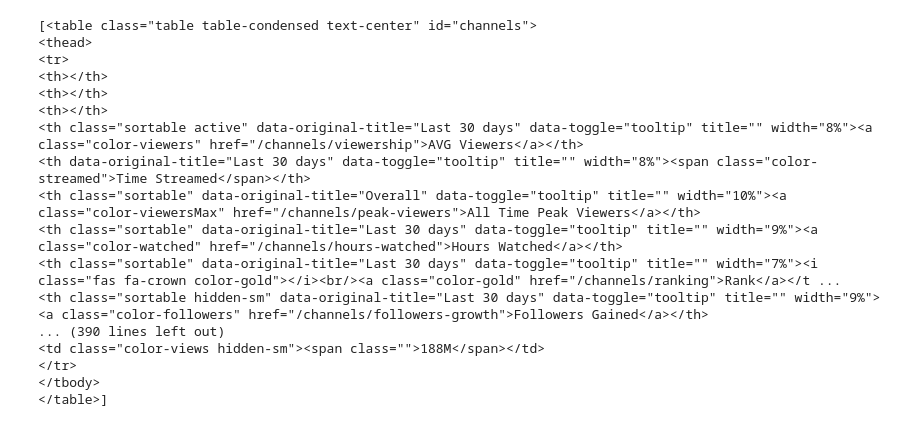
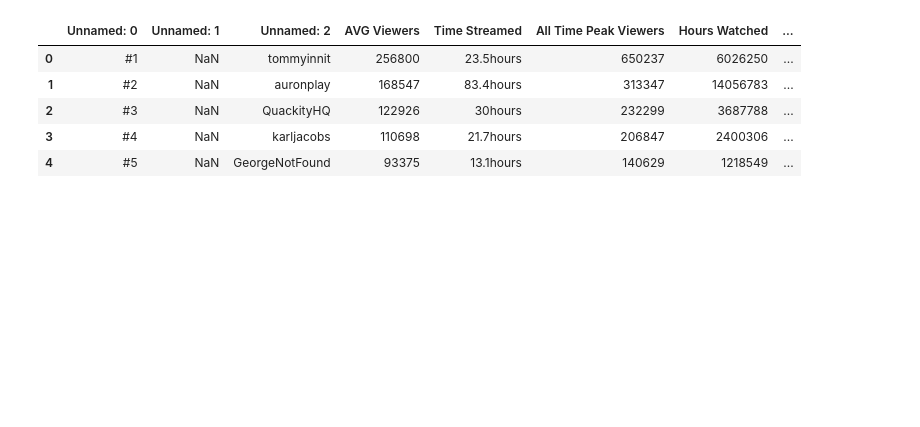
Before and after one commit to AshleeZ/Great-Gaming-Googlers---Twitch-Project-2, a Jupyter notebook: scraping_twitch tracker/Twitch Tracker Scraper.ipynb, the cells around one changed output. Cells and saved outputs as stored; diff of their text form; code cells hidden in the pictures; blank space fills up the shorter version.

```diff
--- a/scraping_twitch tracker/Twitch Tracker Scraper.ipynb
+++ b/scraping_twitch tracker/Twitch Tracker Scraper.ipynb
@@ -25,26 +25,14 @@ driver.get(url)
 html = driver.page_source
 soup = BeautifulSoup(html, 'html.parser')
 # print(soup)
-# %%
-streamer_table = soup.find_all(
-                'table',
-                {'id': 'channels'})
-print(streamer_table)
-# %% [output]
-[<table class="table table-condensed text-center" id="channels">
-<thead>
-<tr>
-<th></th>
-<th></th>
-<th></th>
-<th class="sortable active" data-original-title="Last 30 days" data-toggle="tooltip" title="" width="8%"><a class="color-viewers" href="/channels/viewership">AVG Viewers</a></th>
-<th data-original-title="Last 30 days" data-toggle="tooltip" title="" width="8%"><span class="color-streamed">Time Streamed</span></th>
-<th class="sortable" data-original-title="Overall" data-toggle="tooltip" title="" width="10%"><a class="color-viewersMax" href="/channels/peak-viewers">All Time Peak Viewers</a></th>
-<th class="sortable" data-original-title="Last 30 days" data-toggle="tooltip" title="" width="9%"><a class="color-watched" href="/channels/hours-watched">Hours Watched</a></th>
-<th class="sortable" data-original-title="Last 30 days" data-toggle="tooltip" title="" width="7%"><i class="fas fa-crown color-gold"></i><br/><a class="color-gold" href="/channels/ranking">Rank</a></t ...
-<th class="sortable hidden-sm" data-original-title="Last 30 days" data-toggle="tooltip" title="" width="9%"><a class="color-followers" href="/channels/followers-growth">Followers Gained</a></th>
-... (390 lines left out)
-<td class="color-views hidden-sm"><span class="">188M</span></td>
-</tr>
-</tbody>
-</table>]
+# %%
+pd.read_html(html)[0]
+df_tracker_table = pd.read_html(html)[0]
+df_tracker_table.head()
+# %% [output]
+|  | Unnamed: 0 | Unnamed: 1 | Unnamed: 2 | AVG Viewers | Time Streamed | All Time Peak Viewers | Hours Watched | ... |
+| 0 | #1 | NaN | tommyinnit | 256800 | 23.5hours | 650237 | 6026250 | ... |
+| 1 | #2 | NaN | auronplay | 168547 | 83.4hours | 313347 | 14056783 | ... |
+| 2 | #3 | NaN | QuackityHQ | 122926 | 30hours | 232299 | 3687788 | ... |
+| 3 | #4 | NaN | karljacobs | 110698 | 21.7hours | 206847 | 2400306 | ... |
+| 4 | #5 | NaN | GeorgeNotFound | 93375 | 13.1hours | 140629 | 1218549 | ... |
```
Also changed, not shown: parts of 14 cells of this notebook, 1 other file.
